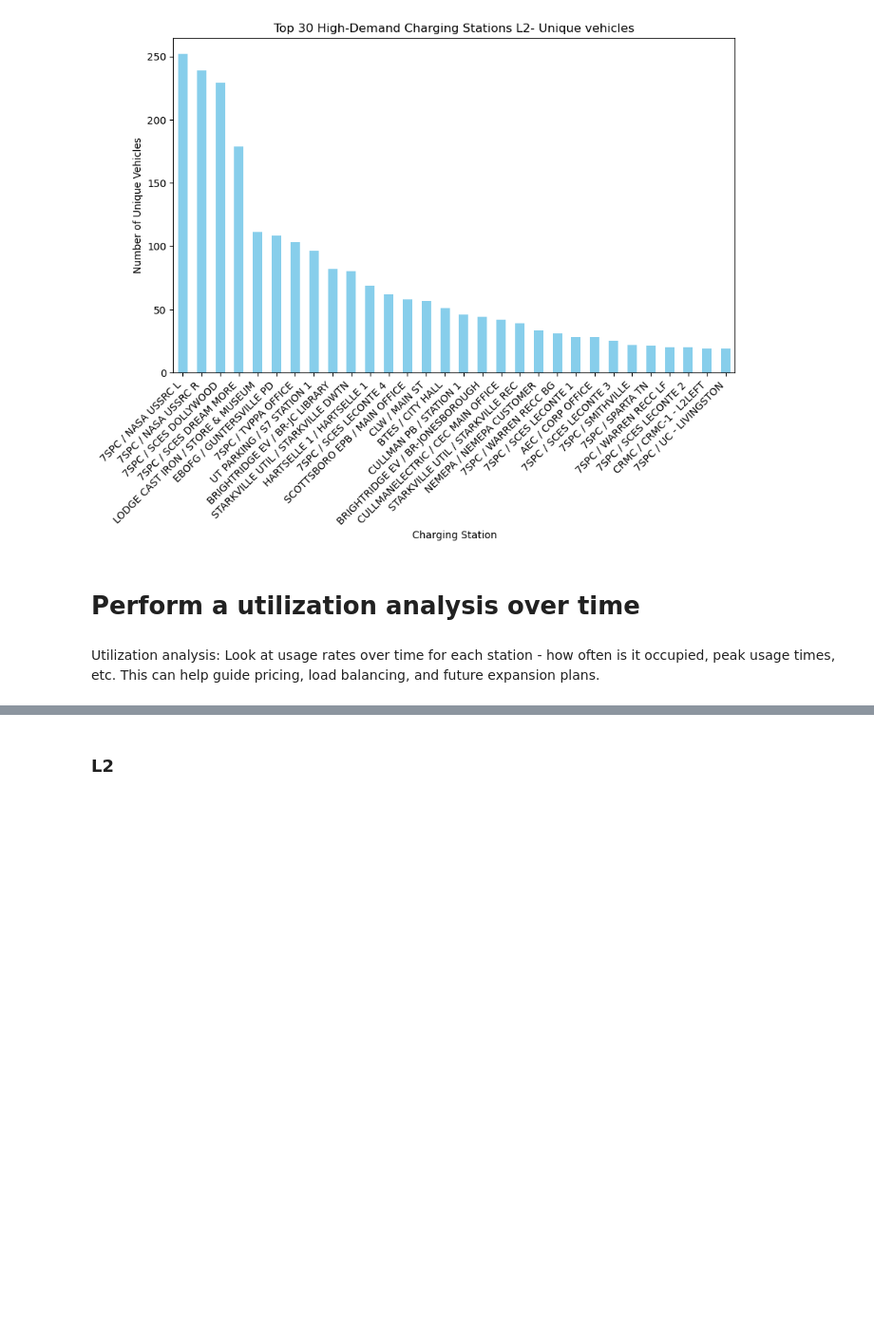
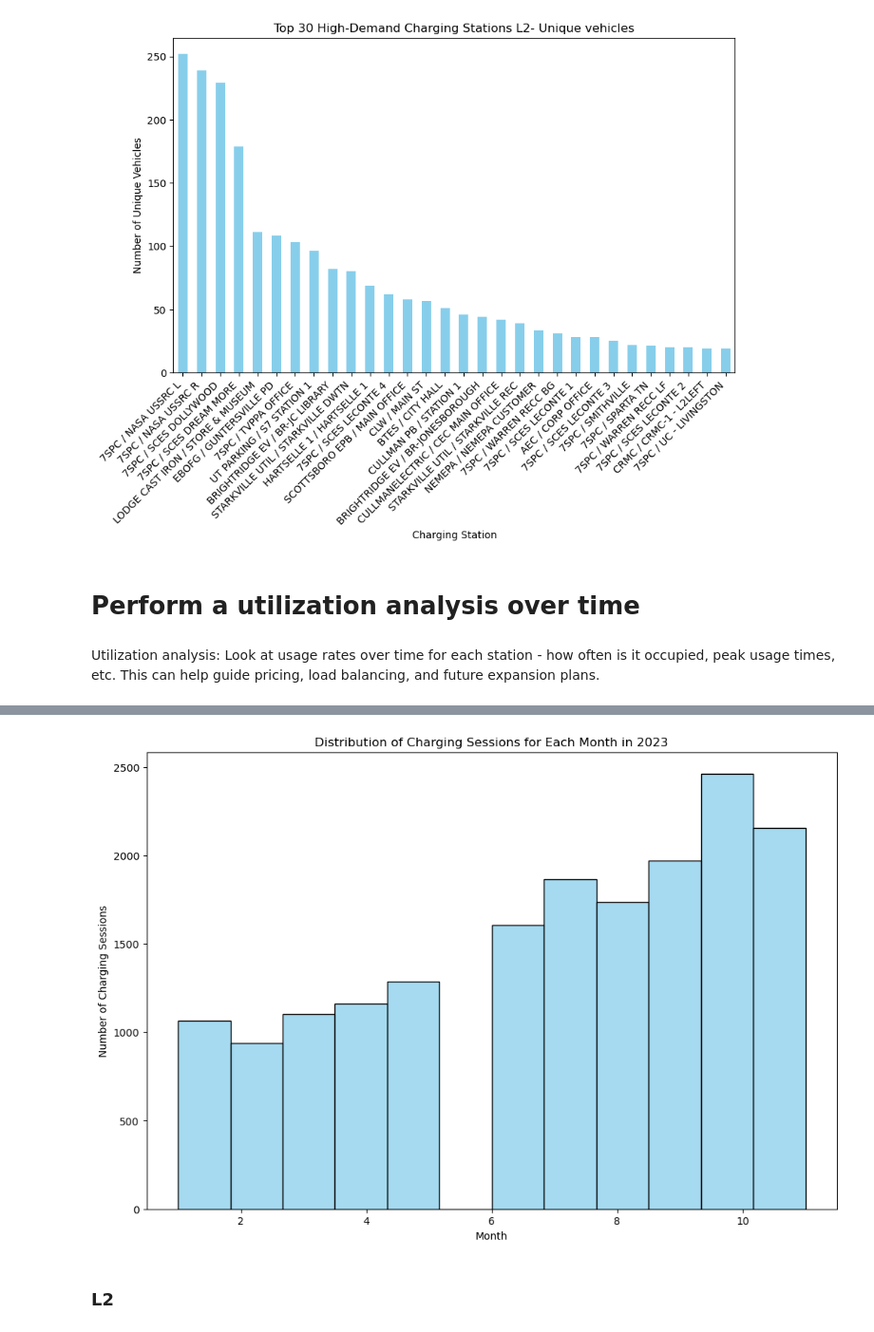
Before and after one commit to mkhaleghian/SevenStates, a Jupyter notebook: Analysis.ipynb, the cells around one changed output, grey strips where cells are left out. Shown at 95% size. Drawn from its saved outputs; the diff is of its cells as text; code cells hidden in the pictures; blank space fills up the shorter version.

```diff
--- a/Analysis.ipynb
+++ b/Analysis.ipynb
@@ -583,3 +570,14 @@ plt.show()
+# %%
+df['Month'] = df['Start_Tim_EST'].dt.month
+
+plt.figure(figsize=(12, 8))
+sns.histplot(data=df, x='Month', bins=12, kde=False, color='skyblue')
+plt.title('Distribution of Charging Sessions for Each Month in 2023')
+plt.xlabel('Month')
+plt.ylabel('Number of Charging Sessions')
+plt.show()
+# %% [output]
+[figure, added]
 # %% [markdown]
 ### L2
 # %%
```
Also changed, not shown: parts of 30 cells of this notebook.
